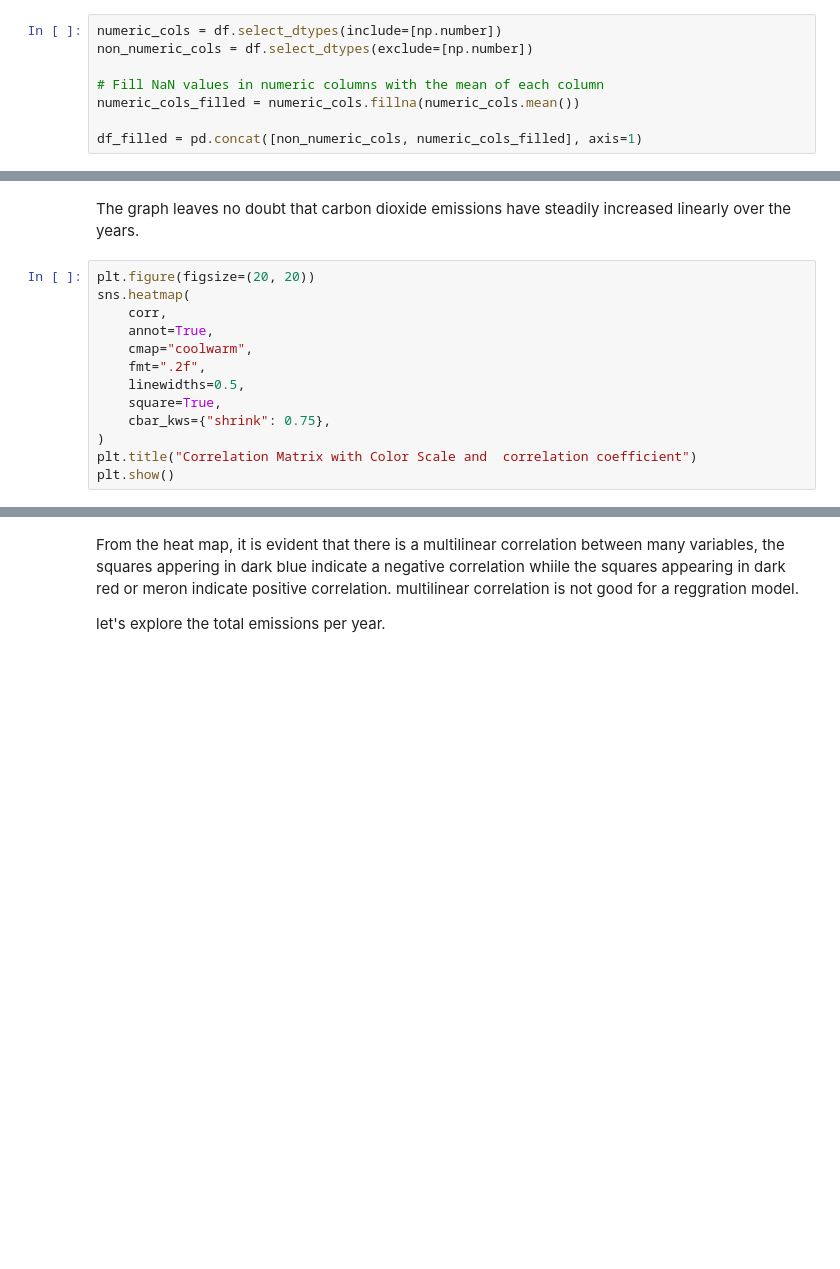
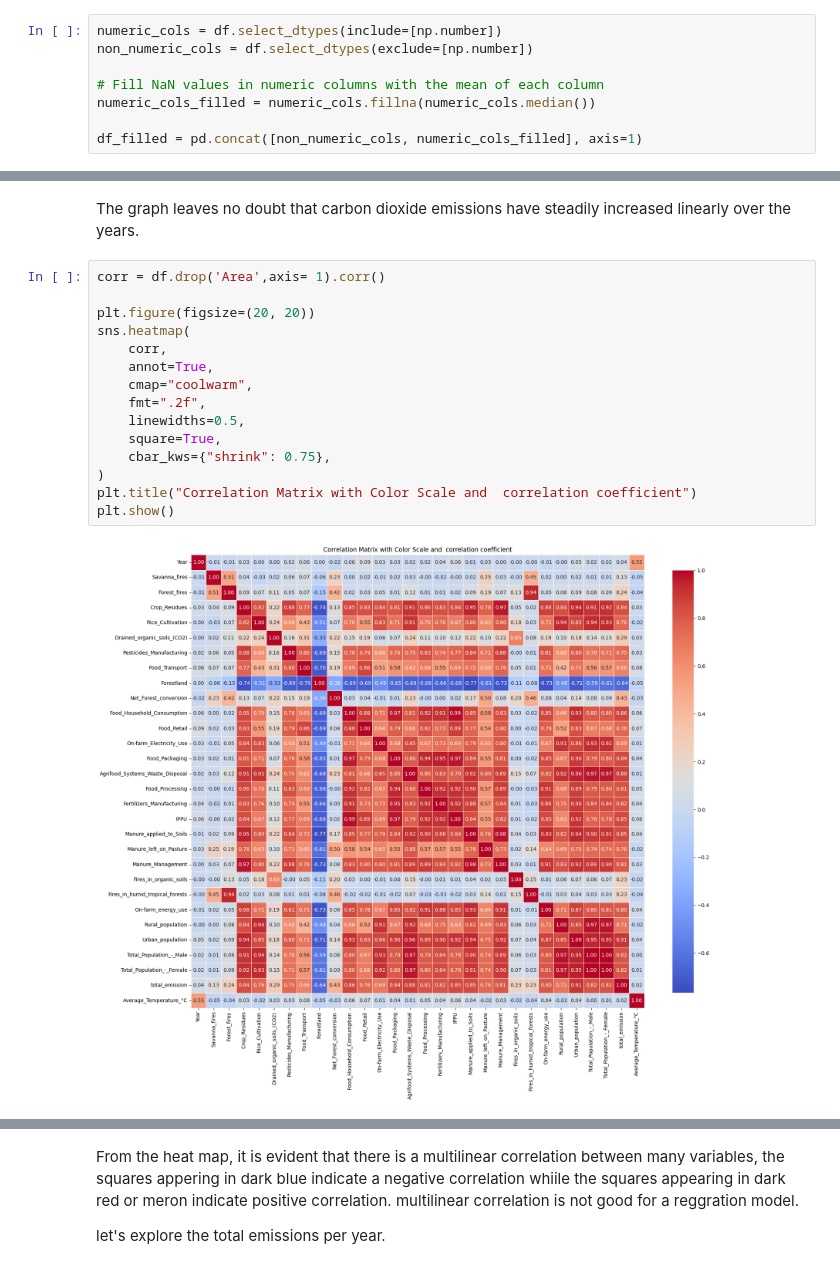
Before and after one commit to justin9503/RegressionSprint_2401FTDSTeam_EG1, a Jupyter notebook: RegressionSprint_2401FTDSTeam_EG1.ipynb, the cells around one changed output, grey strips where cells are left out. Saved outputs shown, nothing was run; the diff lists cells and outputs as text; blank space fills up the shorter version.

```diff
--- a/RegressionSprint_2401FTDSTeam_EG1.ipynb
+++ b/RegressionSprint_2401FTDSTeam_EG1.ipynb
@@ -53,7 +129,7 @@ numeric_cols = df.select_dtypes(include=[np.number])
 non_numeric_cols = df.select_dtypes(exclude=[np.number])
 
 # Fill NaN values in numeric columns with the mean of each column
-numeric_cols_filled = numeric_cols.fillna(numeric_cols.mean())
+numeric_cols_filled = numeric_cols.fillna(numeric_cols.median())
 
 df_filled = pd.concat([non_numeric_cols, numeric_cols_filled], axis=1)
 # %%
@@ -106,15 +290,19 @@ line_graph(df, "Year", "total_emission", "Trend of Total Emissions Over the Year
 # %% [markdown]
 The graph leaves no doubt that carbon dioxide emissions have steadily increased linearly over the years.
 # %%
+corr = df.drop('Area',axis= 1).corr()
+
 plt.figure(figsize=(20, 20))
 sns.heatmap(
     corr,
     annot=True,
     cmap="coolwarm",
     fmt=".2f",
     linewidths=0.5,
     square=True,
     cbar_kws={"shrink": 0.75},
 )
 plt.title("Correlation Matrix with Color Scale and  correlation coefficient")
 plt.show()
+# %% [output]
+[figure, added]
```
Also changed, not shown: parts of 19 cells of this notebook.
